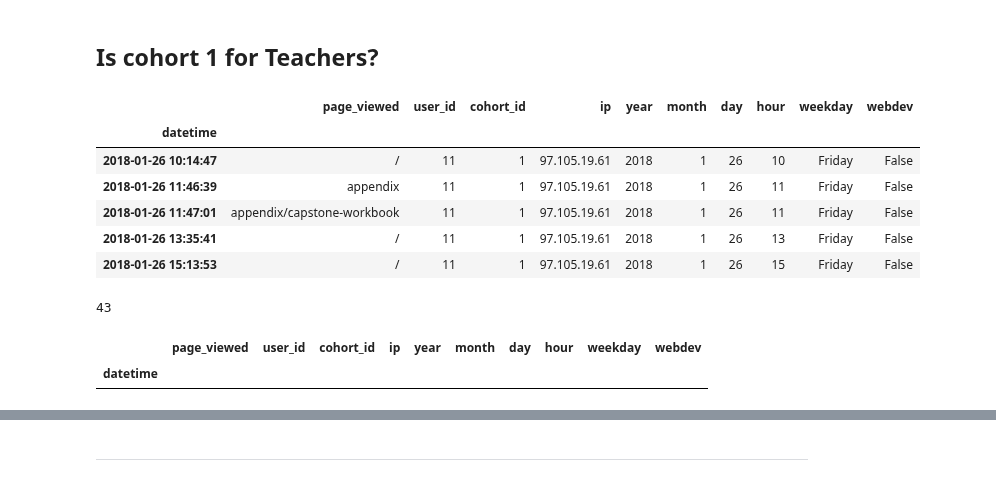
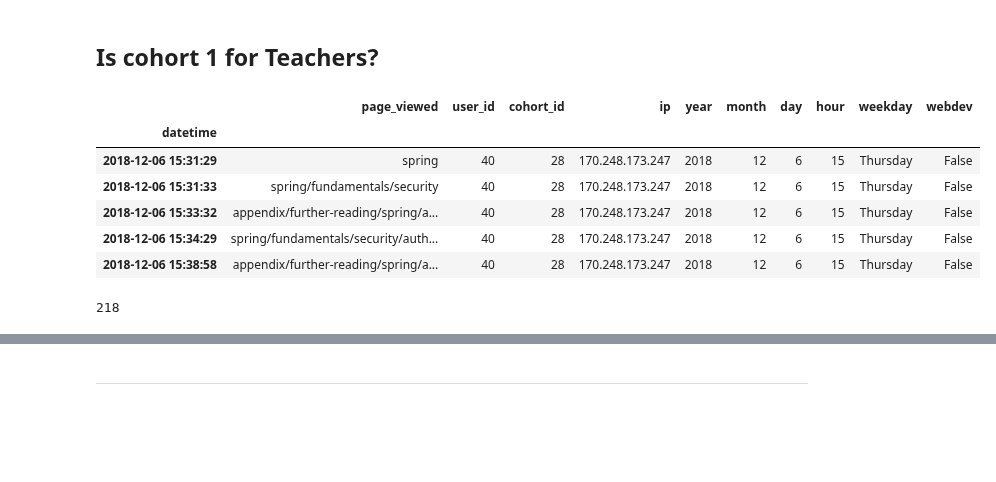
Before and after one commit to CSolitaire/anomaly-detection-exercises, a Jupyter notebook: time_series_anomaly_detection.ipynb, the cells around one changed output, grey strips where cells are left out. Drawn from its saved outputs; the diff is of its cells as text; code cells hidden in the pictures; blank space fills up the shorter version.

```diff
--- a/time_series_anomaly_detection.ipynb
+++ b/time_series_anomaly_detection.ipynb
@@ -1518,23 +1518,18 @@ user_5.tail(1)
 # %% [markdown]
 ## Is cohort 1 for Teachers?
 # %%
-cohort_1 = df[df.cohort_id == 1]
+cohort_1 = df[df.cohort_id == 28]
 cohort_1 = cohort_1[cohort_1.webdev == False]
 cohort_1.head()
 # %% [output]
 |  | page_viewed | user_id | cohort_id | ip | year | month | day | hour | weekday | webdev |
 | datetime |  |  |  |  |  |  |  |  |  |  |
-| 2018-01-26 10:14:47 | / | 11 | 1 | 97.105.19.61 | 2018 | 1 | 26 | 10 | Friday | False |
-| 2018-01-26 11:46:39 | appendix | 11 | 1 | 97.105.19.61 | 2018 | 1 | 26 | 11 | Friday | False |
-| 2018-01-26 11:47:01 | appendix/capstone-workbook | 11 | 1 | 97.105.19.61 | 2018 | 1 | 26 | 11 | Friday | False |
-| 2018-01-26 13:35:41 | / | 11 | 1 | 97.105.19.61 | 2018 | 1 | 26 | 13 | Friday | False |
-| 2018-01-26 15:13:53 | / | 11 | 1 | 97.105.19.61 | 2018 | 1 | 26 | 15 | Friday | False |
+| 2018-12-06 15:31:29 | spring | 40 | 28 | 170.248.173.247 | 2018 | 12 | 6 | 15 | Thursday | False |
+| 2018-12-06 15:31:33 | spring/fundamentals/security | 40 | 28 | 170.248.173.247 | 2018 | 12 | 6 | 15 | Thursday | False |
+| 2018-12-06 15:33:32 | appendix/further-reading/spring/a... | 40 | 28 | 170.248.173.247 | 2018 | 12 | 6 | 15 | Thursday | False |
+| 2018-12-06 15:34:29 | spring/fundamentals/security/auth... | 40 | 28 | 170.248.173.247 | 2018 | 12 | 6 | 15 | Thursday | False |
+| 2018-12-06 15:38:58 | appendix/further-reading/spring/a... | 40 | 28 | 170.248.173.247 | 2018 | 12 | 6 | 15 | Thursday | False |
 # %%
 len(cohort_1.ip.unique())
 # %% [output]
-43
+218
-# %%
-cohort_1[cohort_1.year == '2020']
-# %% [output]
-|  | page_viewed | user_id | cohort_id | ip | year | month | day | hour | weekday | webdev |
-| datetime |  |  |  |  |  |  |  |  |  |  |
```
Also changed, not shown: parts of 20 cells of this notebook.
